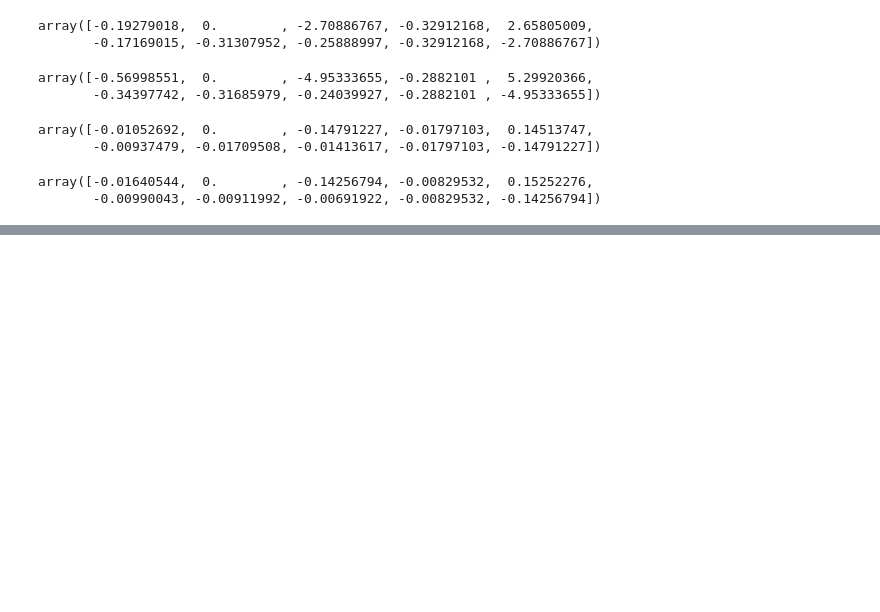
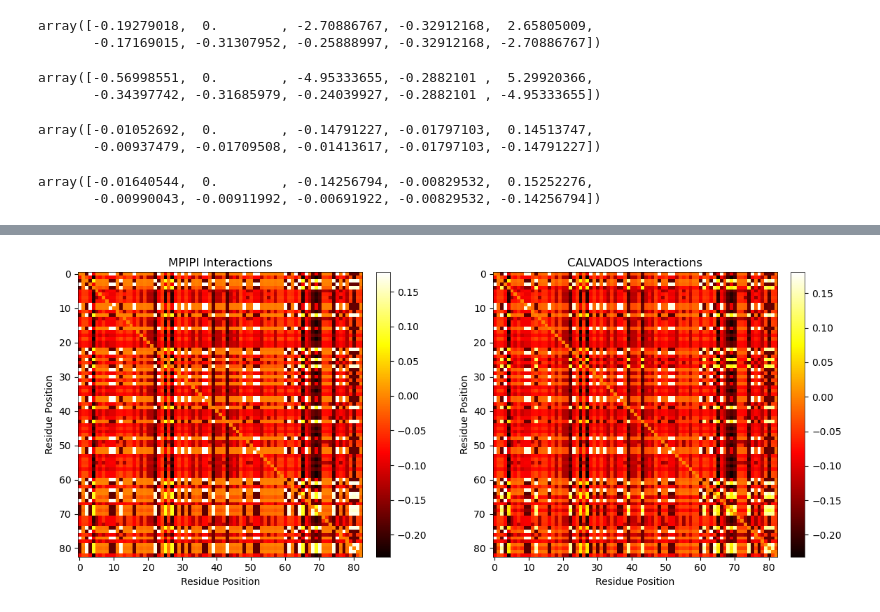
Before and after one commit to idptools/starling, a Jupyter notebook: devtools/scripts/finches_interaction_matrix_norm.ipynb, the cells around one changed output, grey strips where cells are left out. Drawn from its saved outputs; the diff is of its cells as text; code cells hidden in the pictures; blank space fills up the shorter version.

Commit message:
staring at normalized finches interaction matrices

```diff
--- a/devtools/scripts/finches_interaction_matrix_norm.ipynb
+++ b/devtools/scripts/finches_interaction_matrix_norm.ipynb
@@ -146,0 +146,10 @@ array([-0.01640544,  0.        , -0.14256794, -0.00829532,  0.15252276,
+# %%
+def load_hdf5(filename):
+    """
+    Load an HDF5 file and return the data.
+    """
+    with h5py.File(filename, 'r') as f:
+        data = {}
+        for key in f.keys():
+            data[key] = f[key][()]
+    return data
@@ -146,0 +176,27 @@ array([-0.01640544,  0.        , -0.14256794, -0.00829532,  0.15252276,
+# %%
+data20mM = load_hdf5('/work/bnovak/projects/sequence2ensemble/lammps_data/20mM_data/mPIPIgg_20mM/Y5I6C8Q8C3_vae_encoded.h5')
+data300mM = load_hdf5('/work/bnovak/projects/sequence2ensemble/lammps_data/300mM_data/mPIPIgg_300mM/Y5I6C8Q8C3_vae_encoded.h5')
+# %%
+import matplotlib.pyplot as plt
+
+# Create a figure with two subplots side by side
+fig, (ax1, ax2) = plt.subplots(1, 2, figsize=(12, 5))
+
+# Plot MPIPI interactions
+im1 = ax1.imshow(data20mM['finches_row_norm'], cmap='hot', interpolation='nearest')
+ax1.set_title('MPIPI Interactions')
+ax1.set_xlabel('Residue Position')
+ax1.set_ylabel('Residue Position')
+fig.colorbar(im1, ax=ax1, fraction=0.046, pad=0.04)
+
+# Plot CALVADOS interactions
+im2 = ax2.imshow(data300mM['finches_row_norm'], cmap='hot', interpolation='nearest')
+ax2.set_title('CALVADOS Interactions')
+ax2.set_xlabel('Residue Position')
+ax2.set_ylabel('Residue Position')
+fig.colorbar(im2, ax=ax2, fraction=0.046, pad=0.04)
+
+plt.tight_layout()
+plt.show()
+# %% [output]
+[figure, added]
```
Also changed, not shown: parts of 7 cells of this notebook.
